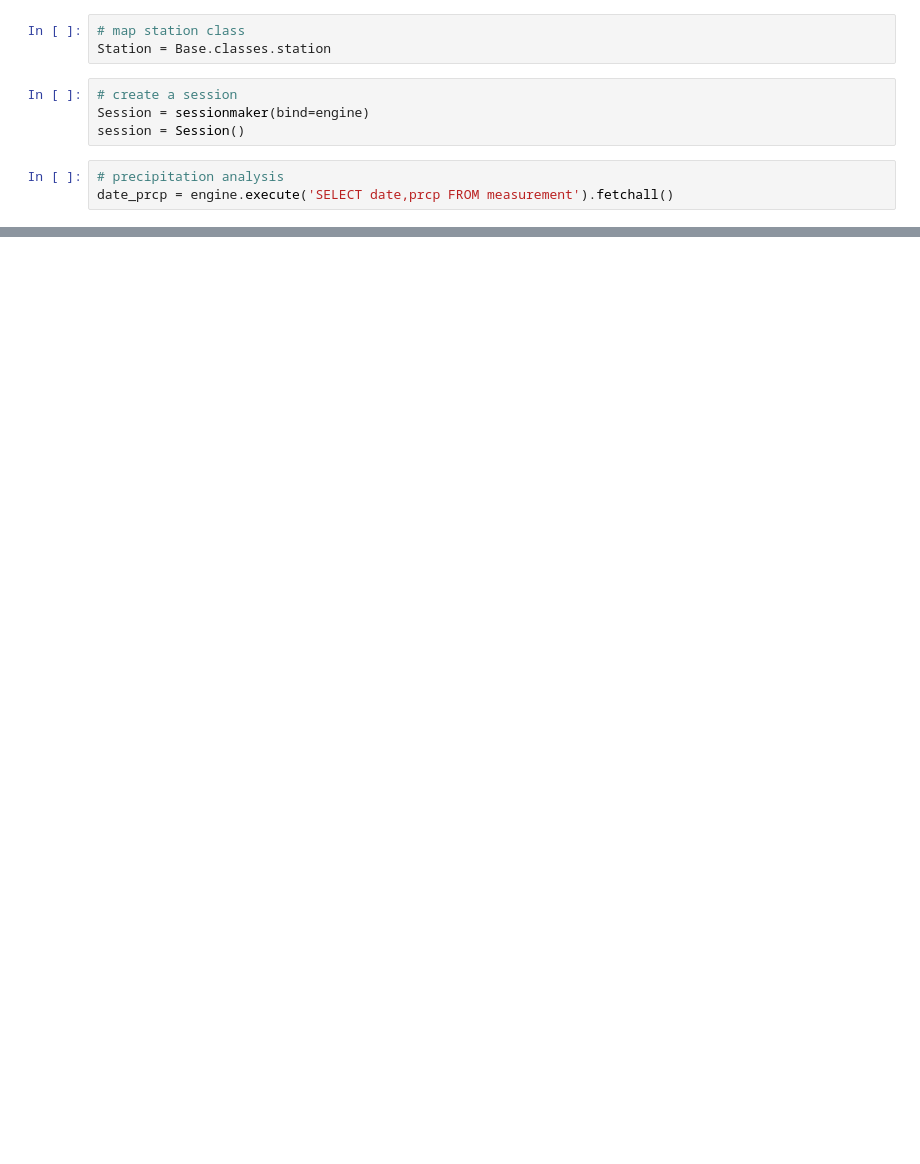
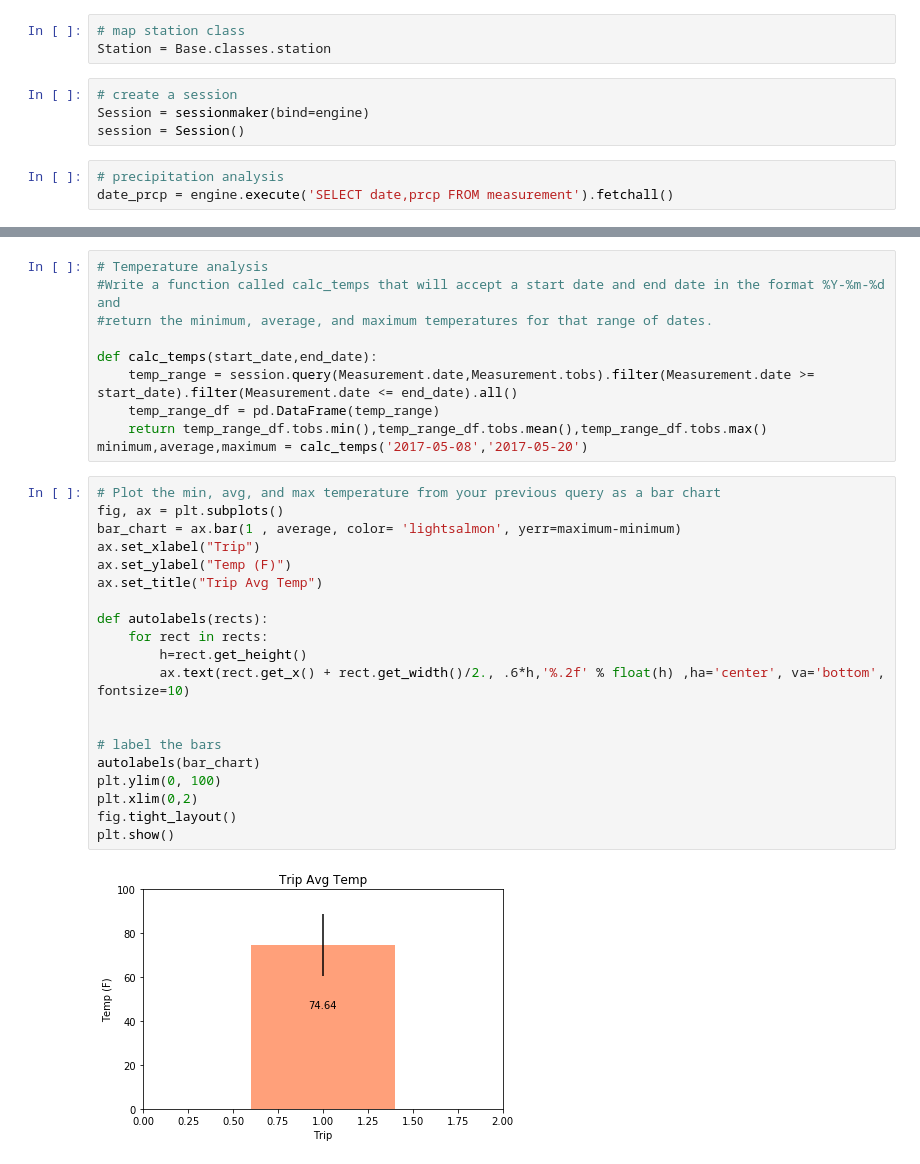
Before and after one commit to bikaspi/sqlite, a Jupyter notebook: climate_analysis.ipynb, the cells around one changed output, grey strips where cells are left out. Drawn from its saved outputs; the diff is of its cells as text; blank space fills up the shorter version.

Commit message:
changes made for climate analysis

```diff
--- a/climate_analysis.ipynb
+++ b/climate_analysis.ipynb
@@ -54,0 +112,32 @@ query_df.describe()
+# %%
+# Temperature analysis
+#Write a function called calc_temps that will accept a start date and end date in the format %Y-%m-%d and
+#return the minimum, average, and maximum temperatures for that range of dates.
+
+def calc_temps(start_date,end_date):
+    temp_range = session.query(Measurement.date,Measurement.tobs).filter(Measurement.date >= start_date).filter(Measurement.date <= end_date).all()
+    temp_range_df = pd.DataFrame(temp_range)
+    return temp_range_df.tobs.min(),temp_range_df.tobs.mean(),temp_range_df.tobs.max()
+minimum,average,maximum = calc_temps('2017-05-08','2017-05-20')
+# %%
+# Plot the min, avg, and max temperature from your previous query as a bar chart
+fig, ax = plt.subplots()
+bar_chart = ax.bar(1 , average, color= 'lightsalmon', yerr=maximum-minimum)
+ax.set_xlabel("Trip")
+ax.set_ylabel("Temp (F)")
+ax.set_title("Trip Avg Temp")
+
+def autolabels(rects):
+    for rect in rects:
+        h=rect.get_height()
+        ax.text(rect.get_x() + rect.get_width()/2., .6*h,'%.2f' % float(h) ,ha='center', va='bottom', fontsize=10)
+
+
+# label the bars
+autolabels(bar_chart)
+plt.ylim(0, 100)
+plt.xlim(0,2)
+fig.tight_layout()
+plt.show()
+# %% [output]
+[figure, added]
```
Also changed, not shown: parts of 14 cells of this notebook, 3 other files.
